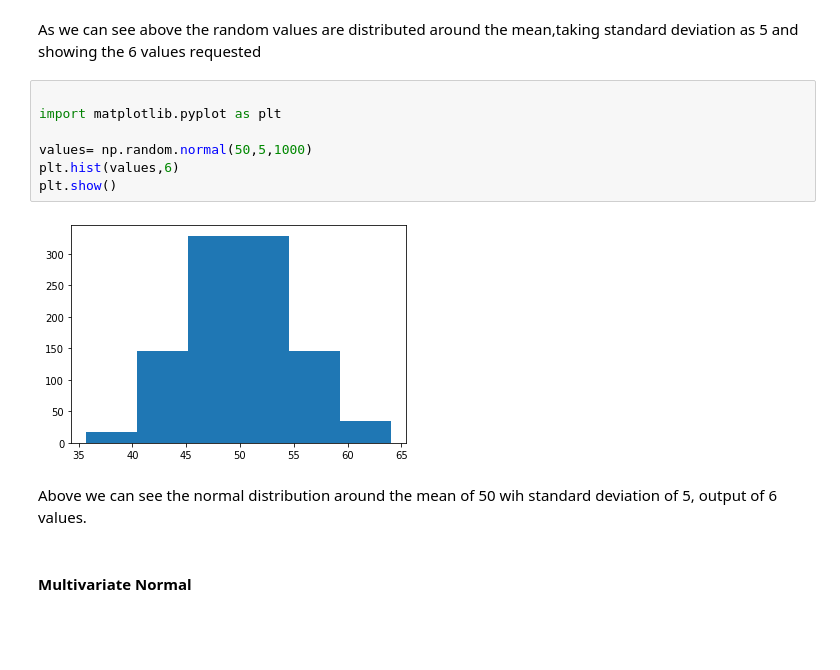
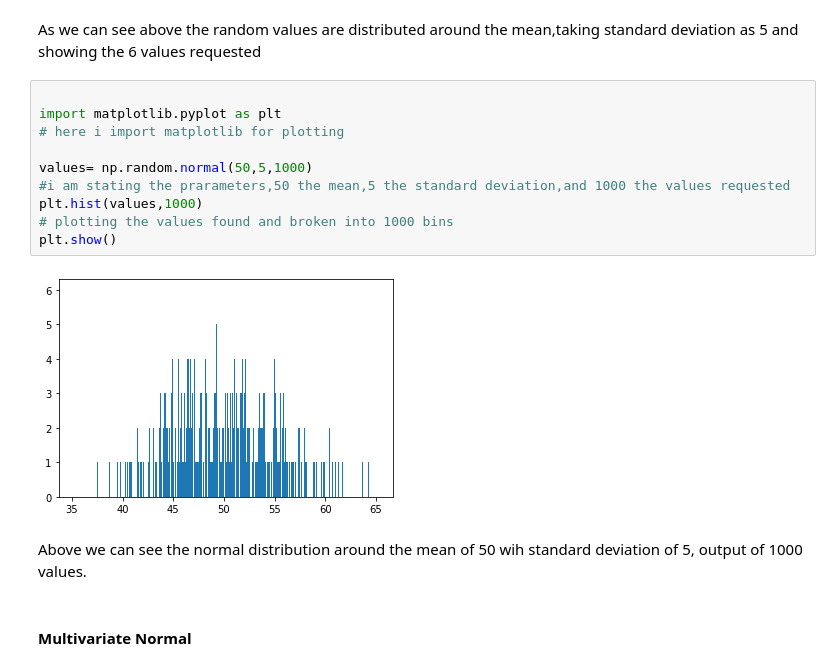
Before and after one commit to CQuinlan1/Proggramming1, a Jupyter notebook: Numpy Random examples.ipynb, the cells around one changed output. Cells and saved outputs as stored; diff of their text form; blank space fills up the shorter version.

Commit message:
comments and up to uses of distributions

```diff
--- a/Numpy Random examples.ipynb
+++ b/Numpy Random examples.ipynb
@@ -99,14 +99,17 @@ As we can see above the random values are distributed around the mean,taking sta
 # %%
 
 import matplotlib.pyplot as plt
+# here i import matplotlib for plotting
 
 values= np.random.normal(50,5,1000)
-plt.hist(values,6)
+#i am stating the prarameters,50 the mean,5 the standard deviation,and 1000 the values requested
+plt.hist(values,1000)
+# plotting the values found and broken into 1000 bins
 plt.show()
 # %% [output]
-[figure, old version]
+[figure, new version]
 # %% [markdown]
-Above we can see the normal distribution around the mean of 50 wih standard deviation of 5, output of 6 values.
+Above we can see the normal distribution around the mean of 50 wih standard deviation of 5, output of 1000 values.
 # %% [markdown]
 #### Multivariate Normal
 # %% [markdown]
```
Also changed, not shown: parts of 22 cells of this notebook, 1 other file.
